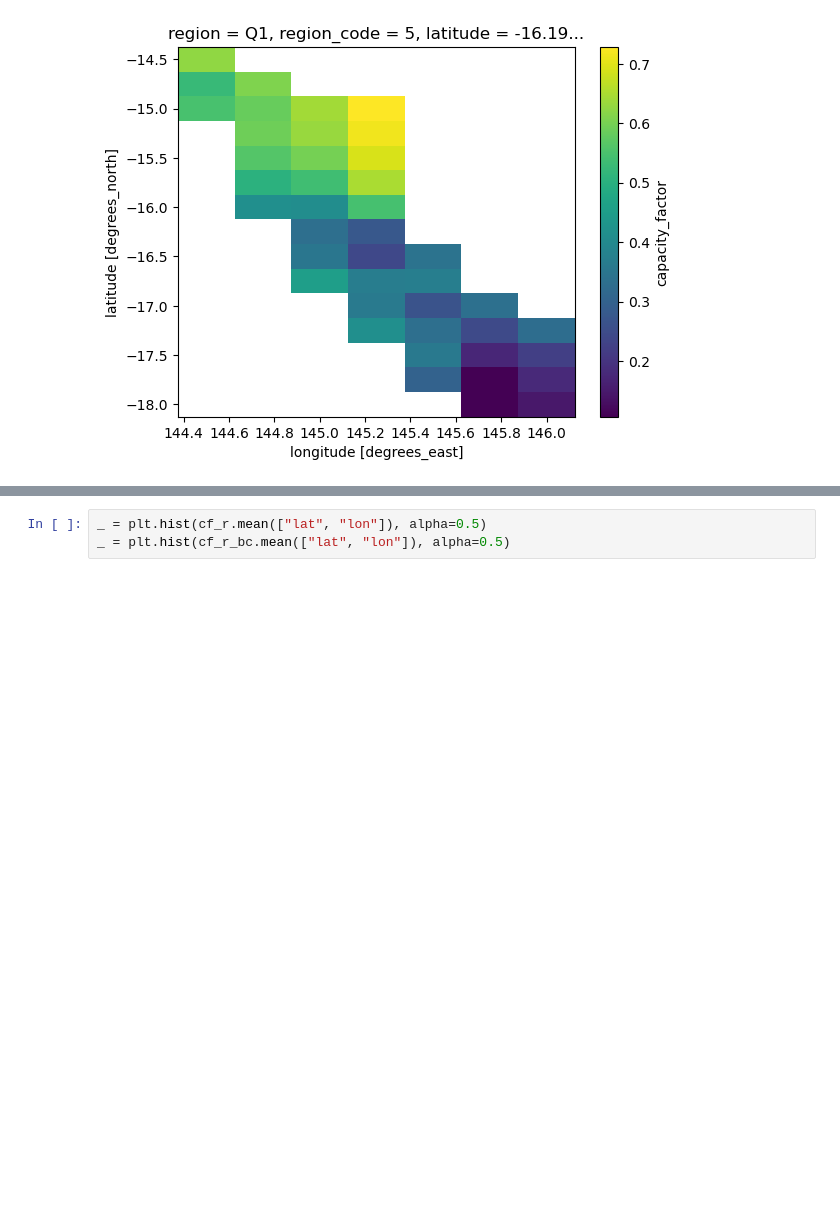
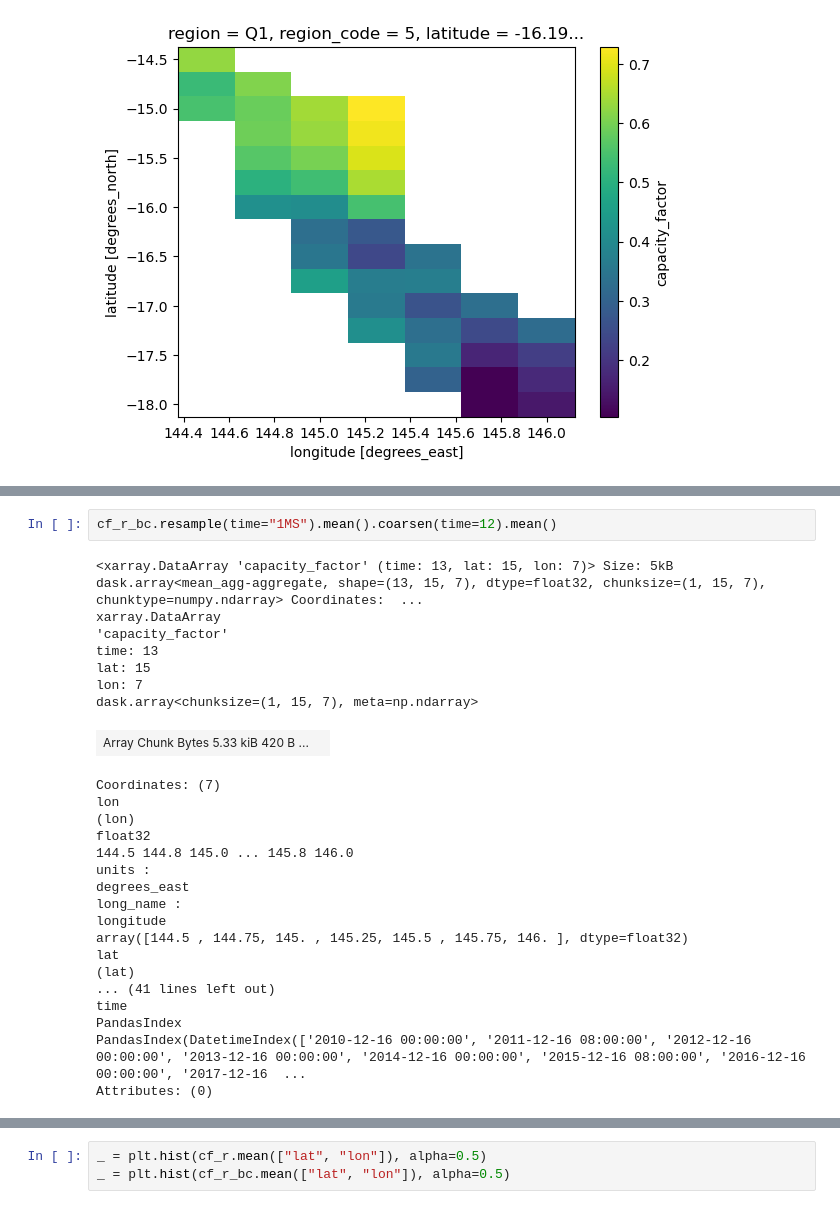
Before and after one commit to dougrichardson/power_models, a Jupyter notebook: X2_cf_REZ_bias_correct.ipynb, the cells around one changed output, grey strips where cells are left out. Drawn from its saved outputs; the diff is of its cells as text; blank space fills up the shorter version.

```diff
--- a/X2_cf_REZ_bias_correct.ipynb
+++ b/X2_cf_REZ_bias_correct.ipynb
@@ -363,3 +353,31 @@ Coordinates:
     region_code  int64 8B 5
     latitude     float64 8B -16.19
     longitude    float64 8B 145.1
+# %%
+cf_r_bc.resample(time="1MS").mean().coarsen(time=12).mean()
+# %% [output]
+<xarray.DataArray 'capacity_factor' (time: 13, lat: 15, lon: 7)> Size: 5kB dask.array<mean_agg-aggregate, shape=(13, 15, 7), dtype=float32, chunksize=(1, 15, 7), chunktype=numpy.ndarray> Coordinates:  ...
+xarray.DataArray
+'capacity_factor'
+time: 13
+lat: 15
+lon: 7
+dask.array<chunksize=(1, 15, 7), meta=np.ndarray>
+| Array Chunk Bytes 5.33 kiB 420 B ... |  |
+Coordinates: (7)
+lon
+(lon)
+float32
+144.5 144.8 145.0 ... 145.8 146.0
+units :
+degrees_east
+long_name :
+longitude
+array([144.5 , 144.75, 145. , 145.25, 145.5 , 145.75, 146. ], dtype=float32)
+lat
+(lat)
+... (41 lines left out)
+time
+PandasIndex
+PandasIndex(DatetimeIndex(['2010-12-16 00:00:00', '2011-12-16 08:00:00', '2012-12-16 00:00:00', '2013-12-16 00:00:00', '2014-12-16 00:00:00', '2015-12-16 08:00:00', '2016-12-16 00:00:00', '2017-12-16  ...
+Attributes: (0)
```
Also changed, not shown: parts of 23 cells of this notebook, 1 other file.
